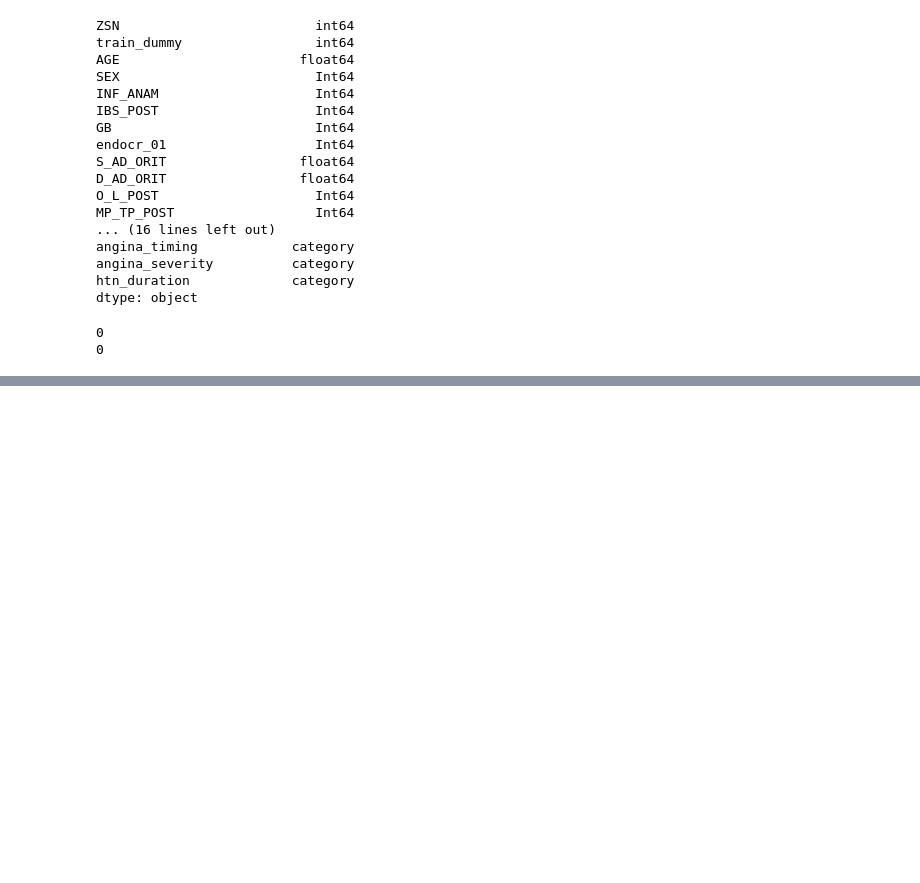
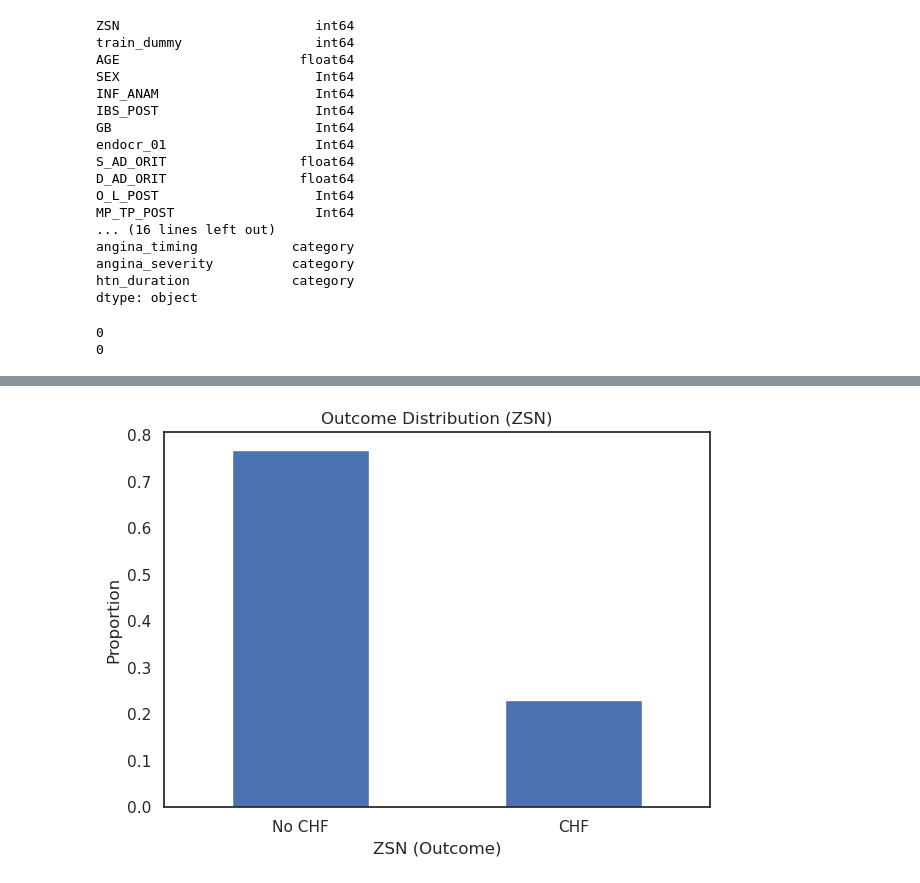
Before and after one commit to maxxhvo/Myocardial-Infarction-ML-Project, a Jupyter notebook: EDA+model_preparation/EDA+model+preparation.ipynb, the cells around one changed output, grey strips where cells are left out. Saved outputs shown, nothing was run; the diff lists cells and outputs as text; code cells hidden in the pictures; blank space fills up the shorter version.

```diff
--- a/EDA+model_preparation/EDA+model+preparation.ipynb
+++ b/EDA+model_preparation/EDA+model+preparation.ipynb
@@ -643,0 +880,18 @@ model_data_knn.to_parquet(save_dir / "model_data_knn.parquet", engine="pyarrow",
+# %%
+import matplotlib.pyplot as plt
+
+# compute proportions
+zsn_counts = base["ZSN"].value_counts(normalize=True).sort_index()
+
+plt.figure()
+zsn_counts.plot(kind="bar")
+
+plt.ylabel("Proportion")
+plt.xlabel("ZSN (Outcome)")
+plt.title("Outcome Distribution (ZSN)")
+plt.xticks(ticks=[0, 1], labels=["No CHF", "CHF"], rotation=0)
+
+plt.tight_layout()
+plt.show()
+# %% [output]
+[figure, added]
```
Also changed, not shown: parts of 14 cells of this notebook, 8 other files.
